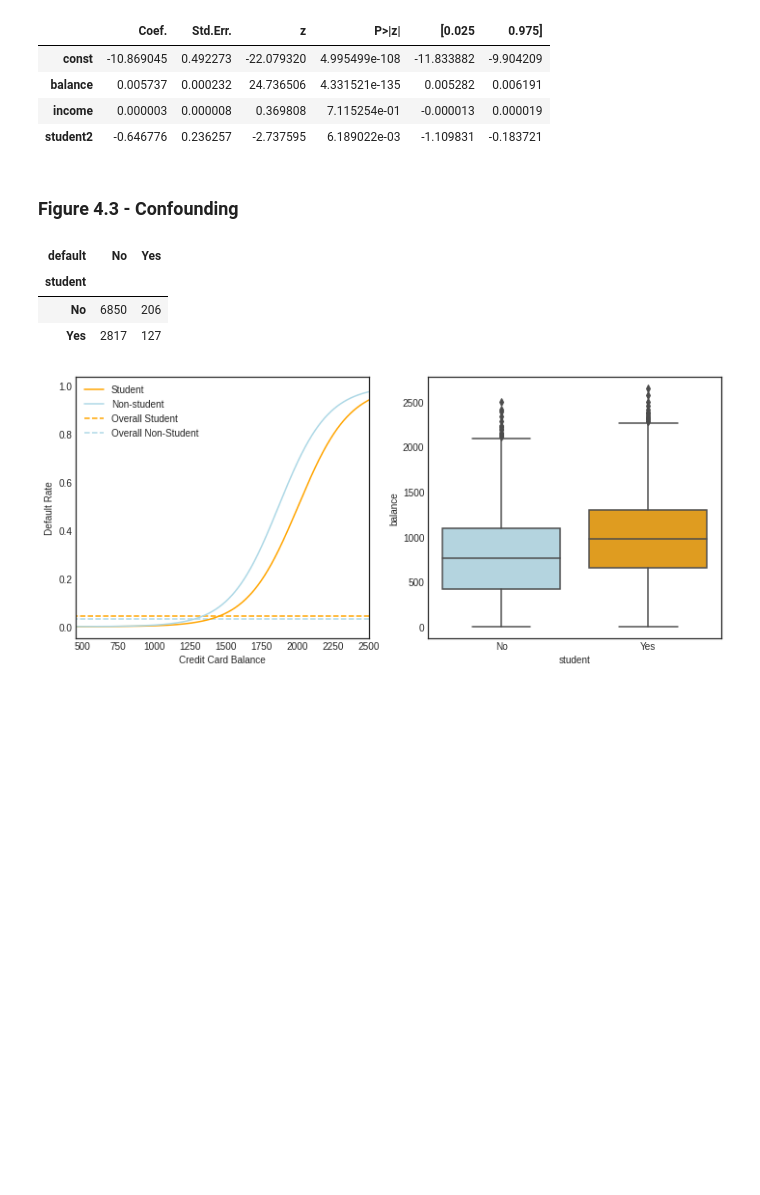
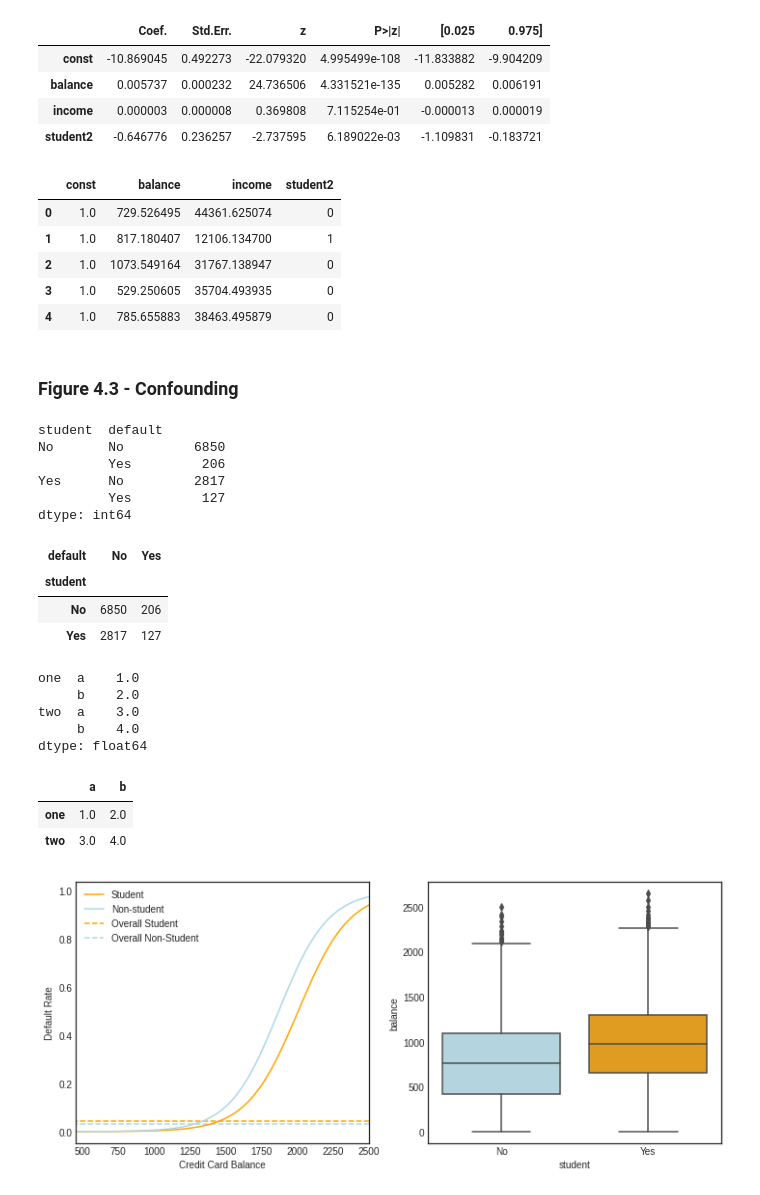
Before and after one commit to borisgarbuzov/schulich_data_science_1, a Jupyter notebook: Chapter 4/Python/Chapter_4.ipynb, the cells around one changed output. Drawn from its saved outputs; the diff is of its cells as text; code cells hidden in the pictures; blank space fills up the shorter version.

```diff
--- a/Chapter 4/Python/Chapter_4.ipynb
+++ b/Chapter 4/Python/Chapter_4.ipynb
@@ -222,6 +338,15 @@ Optimization terminated successfully.
 | balance | 0.005737 | 0.000232 | 24.736506 | 4.331521e-135 | 0.005282 | 0.006191 |
 | income | 0.000003 | 0.000008 | 0.369808 | 7.115254e-01 | -0.000013 | 0.000019 |
 | student2 | -0.646776 | 0.236257 | -2.737595 | 6.189022e-03 | -1.109831 | -0.183721 |
+# %%
+X_train.head()
+# %% [output]
+|  | const | balance | income | student2 |
+| 0 | 1.0 | 729.526495 | 44361.625074 | 0 |
+| 1 | 1.0 | 817.180407 | 12106.134700 | 1 |
+| 2 | 1.0 | 1073.549164 | 31767.138947 | 0 |
+| 3 | 1.0 | 529.250605 | 35704.493935 | 0 |
+| 4 | 1.0 | 785.655883 | 38463.495879 | 0 |
 # %% [markdown]
 ### Figure 4.3 - Confounding
 # %%
@@ -247 +373,11 @@ prob2 = clf2.predict_proba(X_test)
+# %%
+# S
+df.groupby(['student','default']).size()
+# %% [output]
+student  default
+No       No         6850
+         Yes         206
+Yes      No         2817
+         Yes         127
+dtype: int64
 # %%
@@ -251,6 +387,25 @@ df.groupby(['student','default']).size().unstack('default')
 | student |  |  |
 | No | 6850 | 206 |
 | Yes | 2817 | 127 |
+# %%
+# S
+index = pd.MultiIndex.from_tuples([('one', 'a'), ('one', 'b'),
+                                   ('two', 'a'), ('two', 'b')])
+s = pd.Series(np.arange(1.0, 5.0), index=index)
+s
+# %% [output]
+one  a    1.0
+     b    2.0
+two  a    3.0
+     b    4.0
+dtype: float64
+# %%
+# S
+s.unstack(level=-1)
+# %% [output]
+|  | a | b |
+| one | 1.0 | 2.0 |
+| two | 3.0 | 4.0 |
 # %%
 # creating plot
 fig, (ax1, ax2) = plt.subplots(1,2, figsize=(12,5))
```
Also changed, not shown: parts of 25 cells of this notebook, 8 other files.
